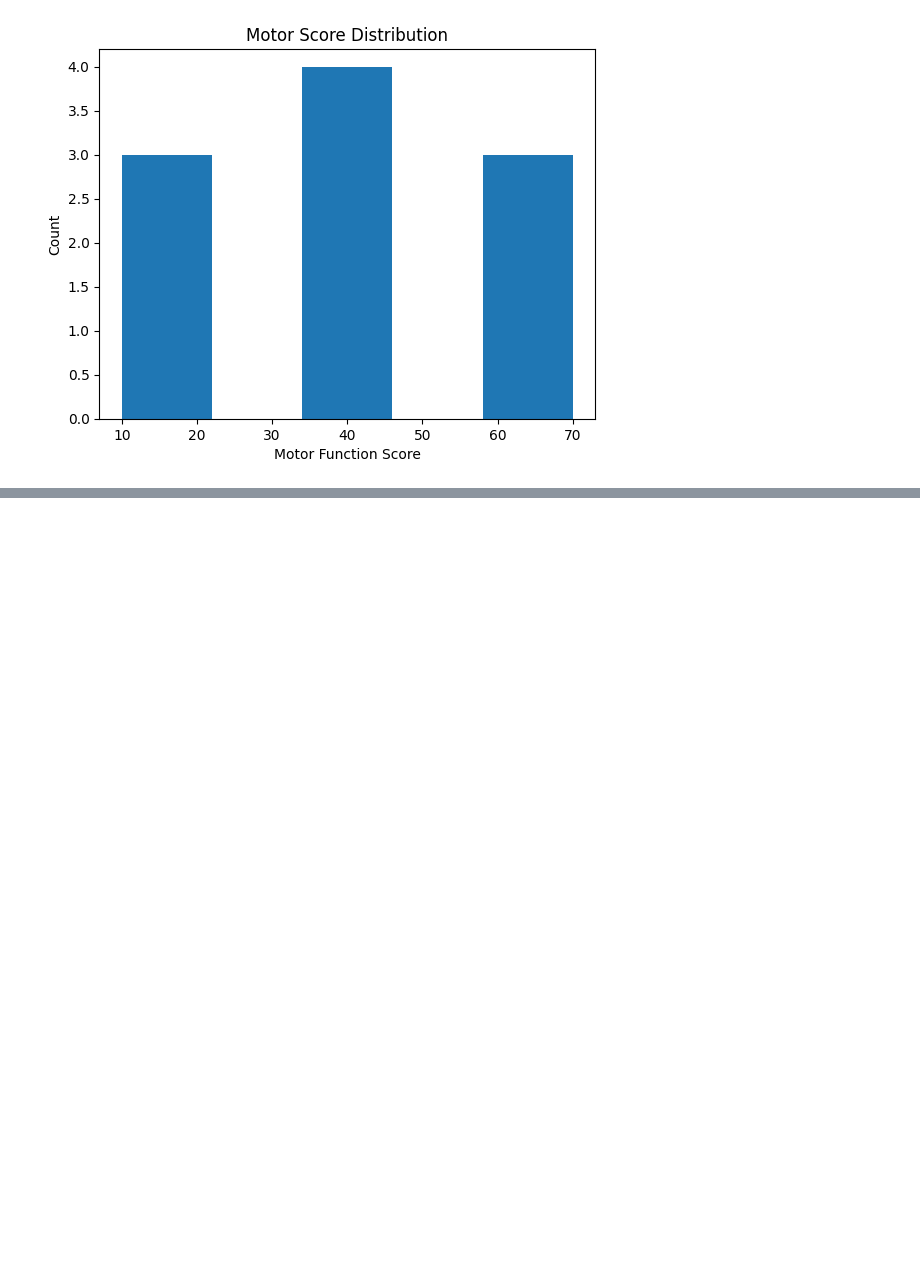
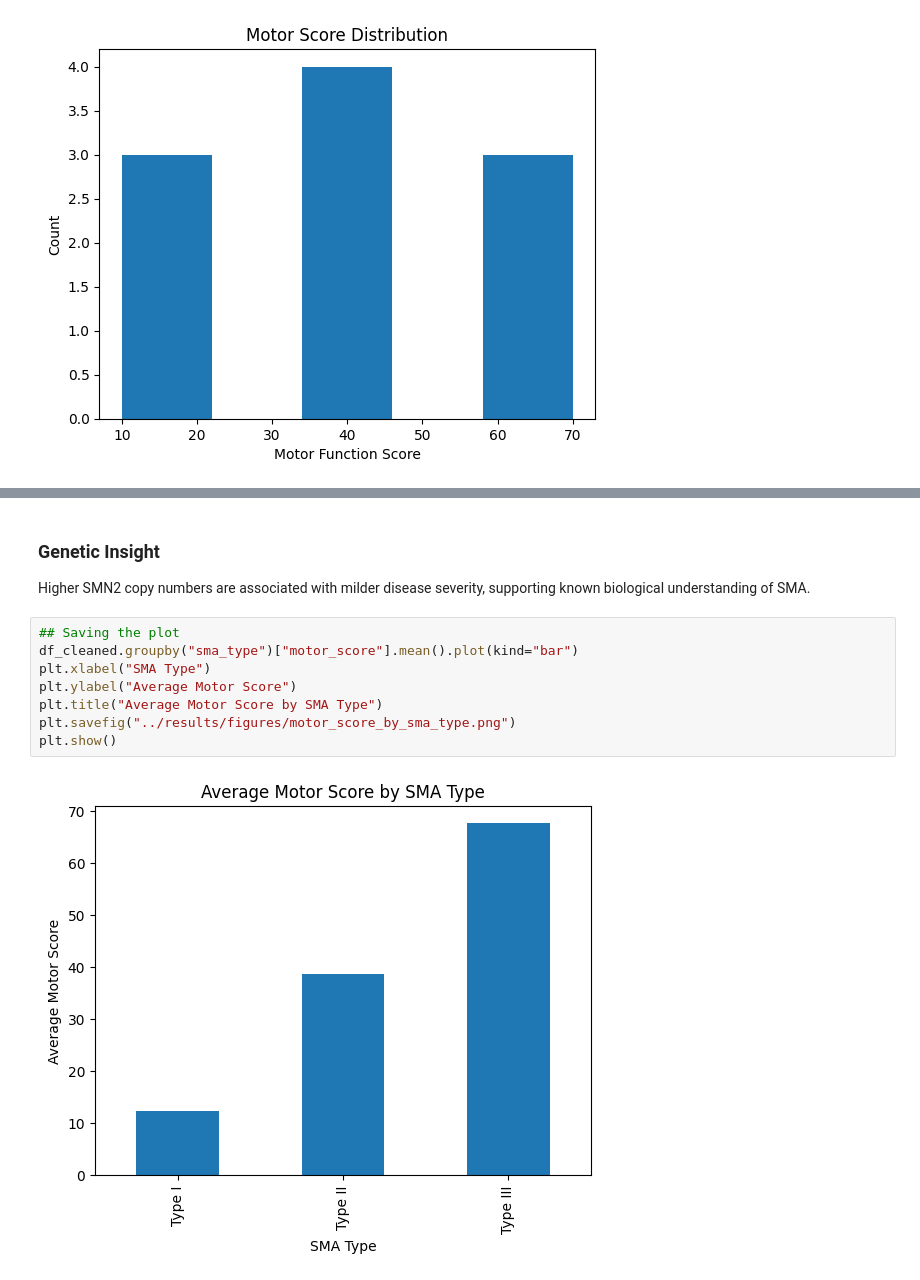
Before and after one commit to Kisara00555/sma-data-science, a Jupyter notebook: notebooks/01_sma_background_and_data_overview.ipynb, the cells around one changed output, grey strips where cells are left out. Saved outputs shown, nothing was run; the diff lists cells and outputs as text; blank space fills up the shorter version.

```diff
--- a/notebooks/01_sma_background_and_data_overview.ipynb
+++ b/notebooks/01_sma_background_and_data_overview.ipynb
@@ -201,0 +266,15 @@ plt.show()
+# %% [markdown]
+### Genetic Insight
+
+Higher SMN2 copy numbers are associated with milder disease severity,
+supporting known biological understanding of SMA.
+# %%
+## Saving the plot
+df_cleaned.groupby("sma_type")["motor_score"].mean().plot(kind="bar")
+plt.xlabel("SMA Type")
+plt.ylabel("Average Motor Score")
+plt.title("Average Motor Score by SMA Type")
+plt.savefig("../results/figures/motor_score_by_sma_type.png")
+plt.show()
+# %% [output]
+[figure, added]
```
Also changed, not shown: parts of 9 cells of this notebook, 1 other file.
